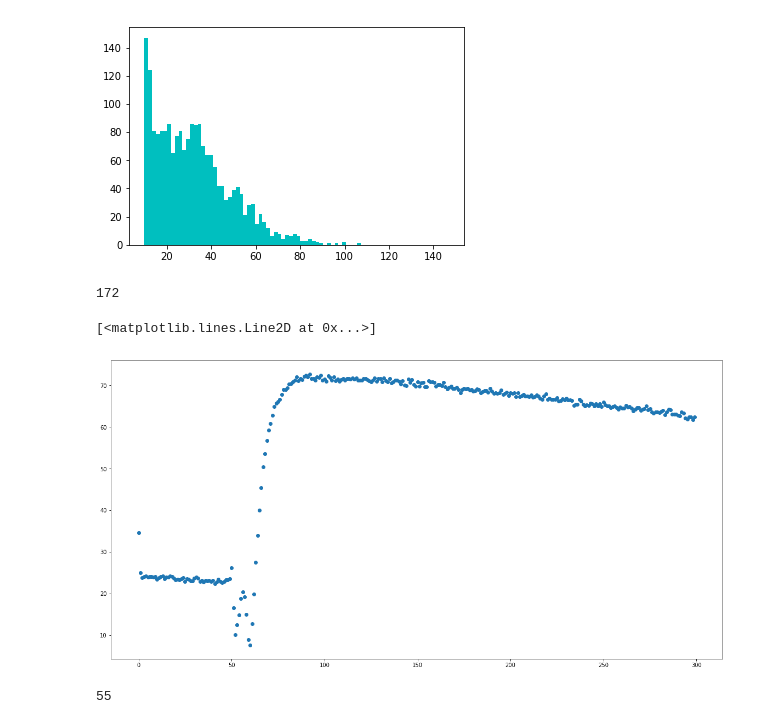
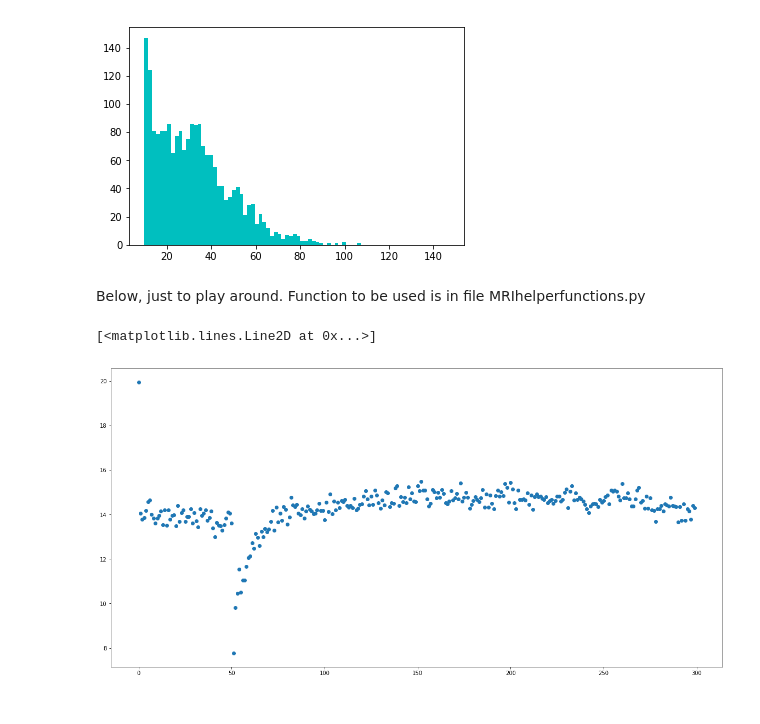
Before and after one commit to felixsc1/fiberphotometry, a Jupyter notebook: fMRI_notebooks/Leakage.ipynb, the cells around one changed output. Cells and saved outputs as stored; diff of their text form; code cells hidden in the pictures.

```diff
--- a/fMRI_notebooks/Leakage.ipynb
+++ b/fMRI_notebooks/Leakage.ipynb
@@ -39,11 +49,14 @@ info
 # %%
 # additional Script specific parameters
 
-# info = pd.read_json(info)  #<-- dont run this line in single animal mode
+info = pd.read_json(info)  #<-- dont run this line in single animal mode
 
 folders['template'] = os.path.join(folders['main'], 'Templates', 'Leakage_gd.nii' ) # from animal glut1_male1
 folders['in'] = os.path.join(folders['analysis'], animal)
 folders['out'] = os.path.join(folders['in'], 'Leakage')
+
+if not os.path.exists(folders['out']):
+    os.makedirs(folders['out'] )
 # %%
 scans={}
 scans['number'] = int(info.loc['Gd DCE', animal])
@@ -100,0 +84,22 @@ magic           : b'n+1'
+# %%
+img = nib.load(scans['coreg'])
+data = img.get_fdata()
+hdr = img.header
+print(hdr)
+
+dimensions = Settings()
+
+dimensions.affine=np.zeros((4,4))
+
+dimensions.x = hdr['dim'][1]
+dimensions.y = hdr['dim'][2]
+dimensions.z = 1 # exception here, because repetitions are in z dimension
+
+dimensions.affine[0,:] = hdr['srow_x']
+dimensions.affine[1,:] = hdr['srow_y']
+dimensions.affine[2,:] = hdr['srow_z']
+
+dimensions.time = hdr['pixdim'][3] # normally Z, here its time
+
+
+data_reshaped = data.reshape(-1, data.shape[-1]) # we keep the time points, but put flatten all voxels in 1D.
@@ -133,15 +165,15 @@ xend = int(np.argwhere(x[max_point:]<0.95*max_val)[0]) + max_point #first point
-# %%
-xend
-# %% [output]
-172
+# %% [markdown]
+Below, just to play around. Function to be used is in file MRIhelperfunctions.py
 # %%
+voxelnr = 80*20+13
+
+x = data_reshaped[voxelnr,:]
+x = data_reshaped[1222,:]
+
+
 plt.figure(figsize=(20,10))
 plt.plot(x[0:],'o')
 # %% [output]
 [<matplotlib.lines.Line2D at 0x...>]
-[figure, old version]
+[figure, new version]
-# %%
-time.size
-# %% [output]
-55
 # %%
```
Also changed, not shown: parts of 11 cells of this notebook, 3 other files.
